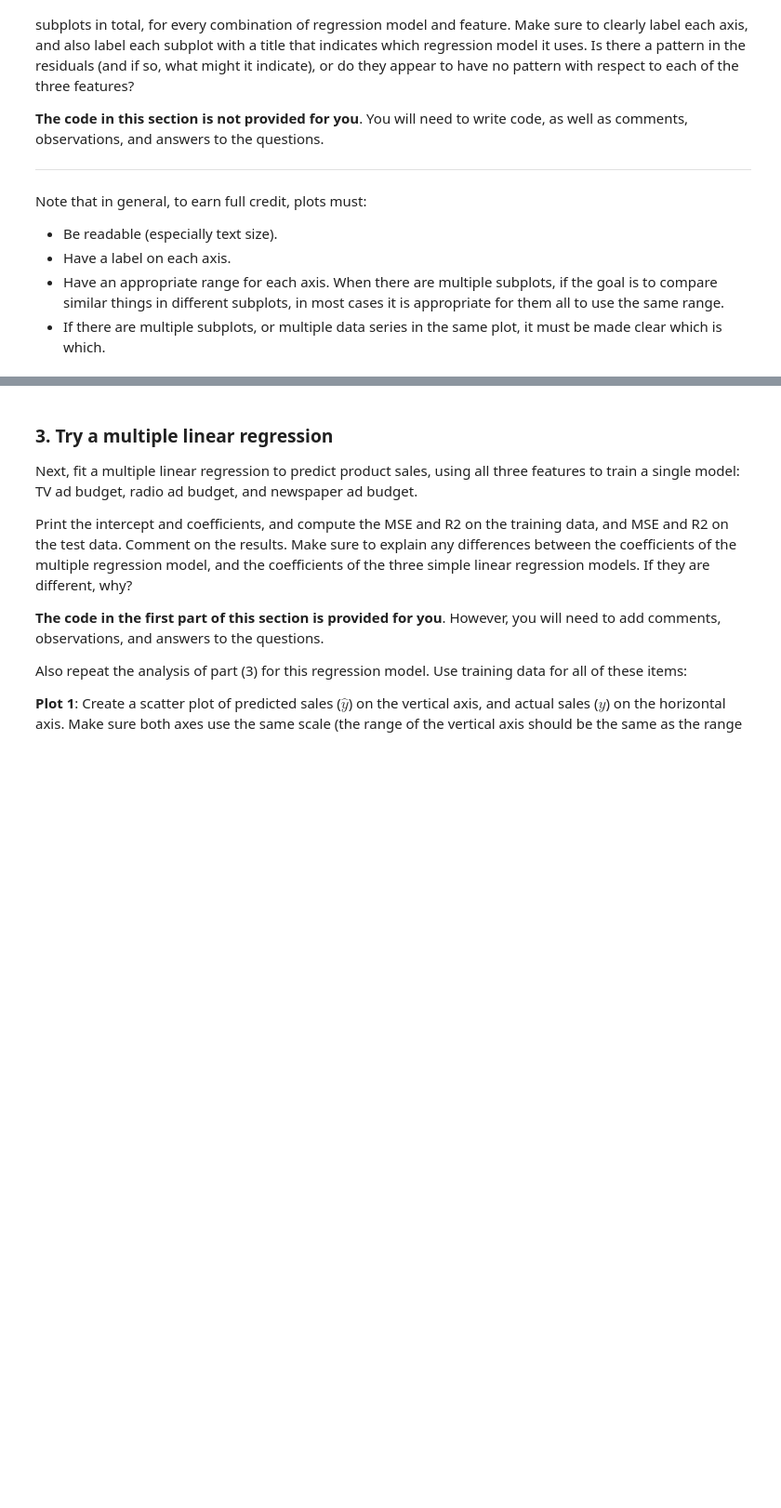
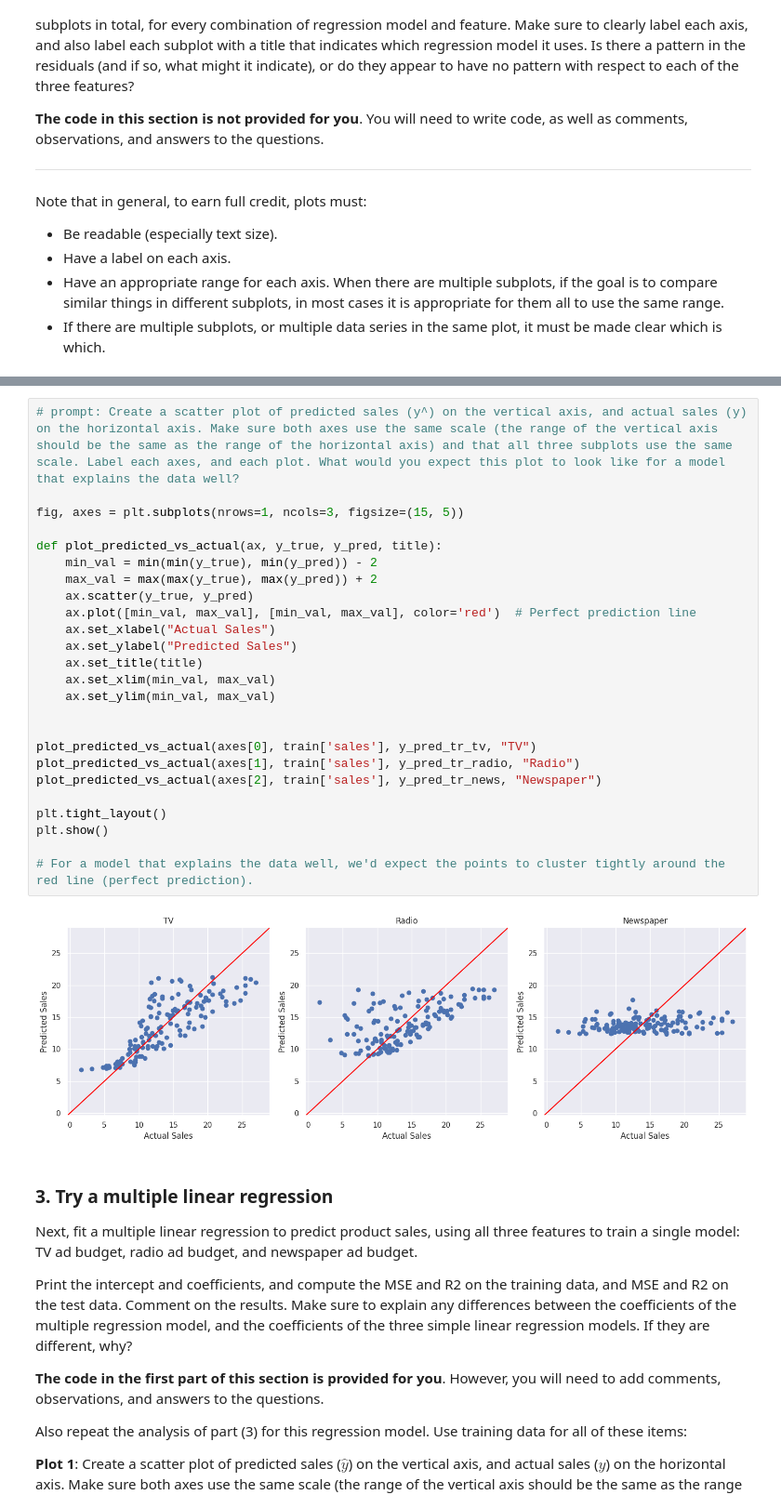
Before and after one commit to ZoeMcFife/5AHITM, a Jupyter notebook: INSY/Colab/#2024-11-28#/linear-regression.ipynb, the cells around one changed output, grey strips where cells are left out. Shown at 93% size. Drawn from its saved outputs; the diff is of its cells as text; blank space fills up the shorter version.

```diff
--- a/INSY/Colab/#2024-11-28#/linear-regression.ipynb
+++ b/INSY/Colab/#2024-11-28#/linear-regression.ipynb
@@ -252,3 +248,30 @@ TypeError: Data source must be a DataFrame or Mapping, not <class 'numpy.ndarray
+# %%
+# prompt: Create a scatter plot of predicted sales (y^) on the vertical axis, and actual sales (y) on the horizontal axis. Make sure both axes use the same scale (the range of the vertical axis should be the same as the range of the horizontal axis) and that all three subplots use the same scale. Label each axes, and each plot. What would you expect this plot to look like for a model that explains the data well?
+
+fig, axes = plt.subplots(nrows=1, ncols=3, figsize=(15, 5))
+
+def plot_predicted_vs_actual(ax, y_true, y_pred, title):
+    min_val = min(min(y_true), min(y_pred)) - 2
+    max_val = max(max(y_true), max(y_pred)) + 2
+    ax.scatter(y_true, y_pred)
+    ax.plot([min_val, max_val], [min_val, max_val], color='red')  # Perfect prediction line
+    ax.set_xlabel("Actual Sales")
+    ax.set_ylabel("Predicted Sales")
+    ax.set_title(title)
+    ax.set_xlim(min_val, max_val)
+    ax.set_ylim(min_val, max_val)
+
+
+plot_predicted_vs_actual(axes[0], train['sales'], y_pred_tr_tv, "TV")
+plot_predicted_vs_actual(axes[1], train['sales'], y_pred_tr_radio, "Radio")
+plot_predicted_vs_actual(axes[2], train['sales'], y_pred_tr_news, "Newspaper")
+
+plt.tight_layout()
+plt.show()
+
+# For a model that explains the data well, we'd expect the points to cluster tightly around the red line (perfect prediction).
+# %% [output]
+[figure, added]
 # %% [markdown]
 ### 3. Try a multiple linear regression
 
```
Also changed, not shown: parts of 1 cell of this notebook.
